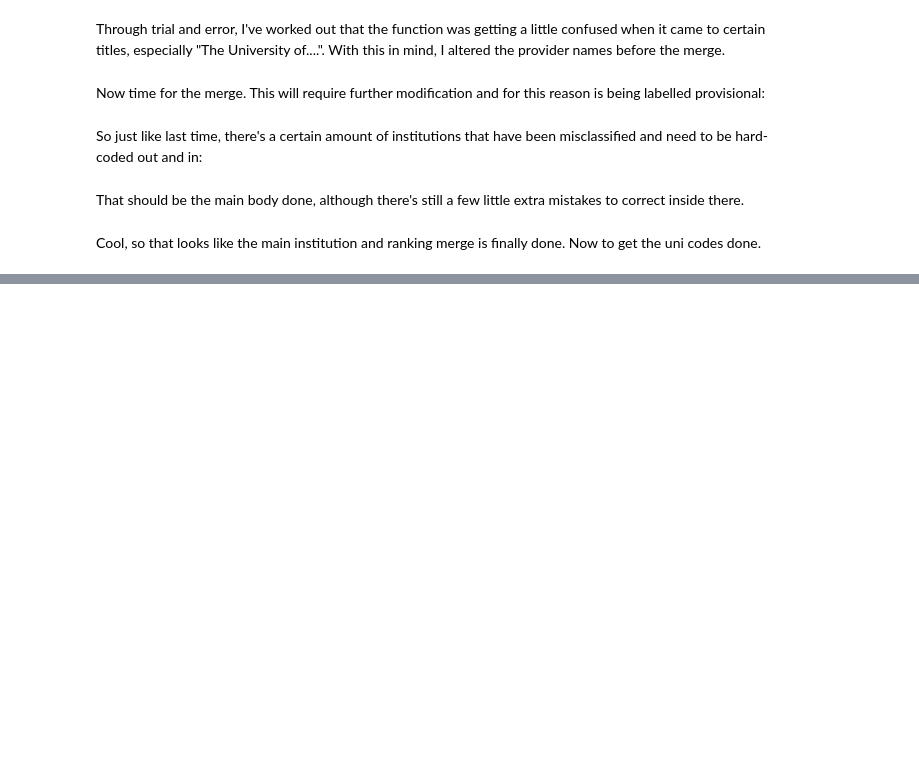
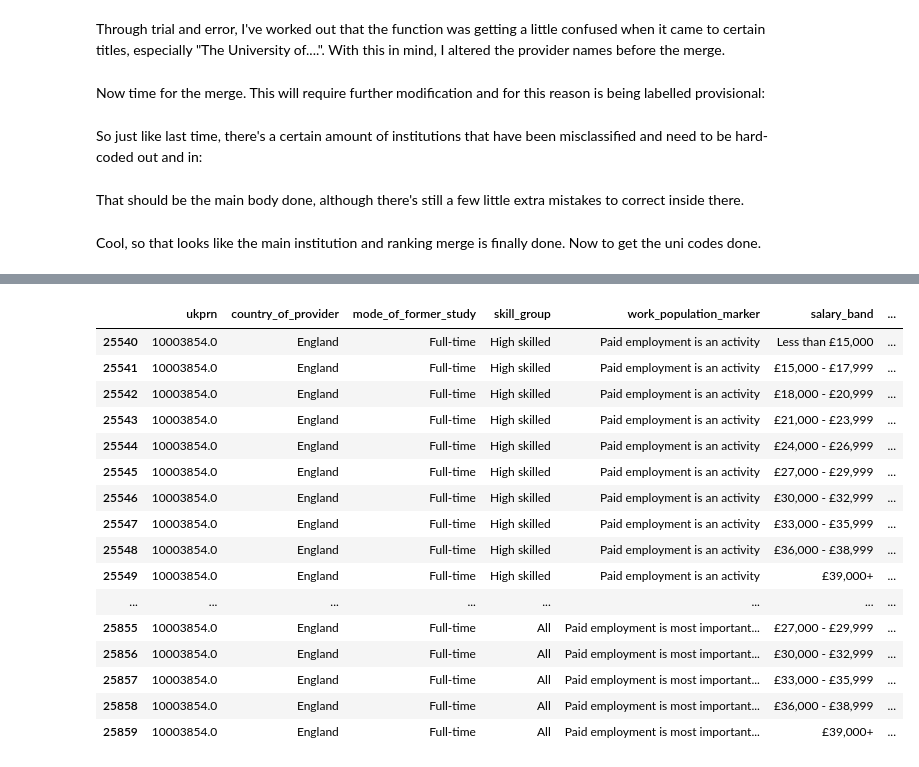
Before and after one commit to DSloan10/pcc_python_projects, a Jupyter notebook: hesa_project/Clean_up.ipynb, the cells around one changed output, grey strips where cells are left out. Saved outputs shown, nothing was run; the diff lists cells and outputs as text; code cells hidden in the pictures; blank space fills up the shorter version.

```diff
--- a/hesa_project/Clean_up.ipynb
+++ b/hesa_project/Clean_up.ipynb
@@ -102,0 +246,4 @@ Cool, so that looks like the main institution and ranking merge is finally done.
+# %%
+min_prov_all_institutions_out_n_ranks_2017 = all_institutions_out_n_ranks_2017.drop('provider_name', 1).copy()
+# %%
+min_prov_all_institutions_out_n_ranks_2017 = min_prov_all_institutions_out_n_ranks_2017.drop_duplicates(keep = 'first')
@@ -102,0 +314,20 @@ Cool, so that looks like the main institution and ranking merge is finally done.
+# %%
+min_prov_all_institutions_out_n_ranks_2017.loc[min_prov_all_institutions_out_n_ranks_2017["institution"] == "Leeds"]
+# %% [output]
+|  | ukprn | country_of_provider | mode_of_former_study | skill_group | work_population_marker | salary_band | ... |
+| 25540 | 10003854.0 | England | Full-time | High skilled | Paid employment is an activity | Less than £15,000 | ... |
+| 25541 | 10003854.0 | England | Full-time | High skilled | Paid employment is an activity | £15,000 - £17,999 | ... |
+| 25542 | 10003854.0 | England | Full-time | High skilled | Paid employment is an activity | £18,000 - £20,999 | ... |
+| 25543 | 10003854.0 | England | Full-time | High skilled | Paid employment is an activity | £21,000 - £23,999 | ... |
+| 25544 | 10003854.0 | England | Full-time | High skilled | Paid employment is an activity | £24,000 - £26,999 | ... |
+| 25545 | 10003854.0 | England | Full-time | High skilled | Paid employment is an activity | £27,000 - £29,999 | ... |
+| 25546 | 10003854.0 | England | Full-time | High skilled | Paid employment is an activity | £30,000 - £32,999 | ... |
+| 25547 | 10003854.0 | England | Full-time | High skilled | Paid employment is an activity | £33,000 - £35,999 | ... |
+| 25548 | 10003854.0 | England | Full-time | High skilled | Paid employment is an activity | £36,000 - £38,999 | ... |
+| 25549 | 10003854.0 | England | Full-time | High skilled | Paid employment is an activity | £39,000+ | ... |
+| ... | ... | ... | ... | ... | ... | ... | ... |
+| 25855 | 10003854.0 | England | Full-time | All | Paid employment is most important... | £27,000 - £29,999 | ... |
+| 25856 | 10003854.0 | England | Full-time | All | Paid employment is most important... | £30,000 - £32,999 | ... |
+| 25857 | 10003854.0 | England | Full-time | All | Paid employment is most important... | £33,000 - £35,999 | ... |
+| 25858 | 10003854.0 | England | Full-time | All | Paid employment is most important... | £36,000 - £38,999 | ... |
+| 25859 | 10003854.0 | England | Full-time | All | Paid employment is most important... | £39,000+ | ... |
```
Also changed, not shown: parts of 28 cells of this notebook.
